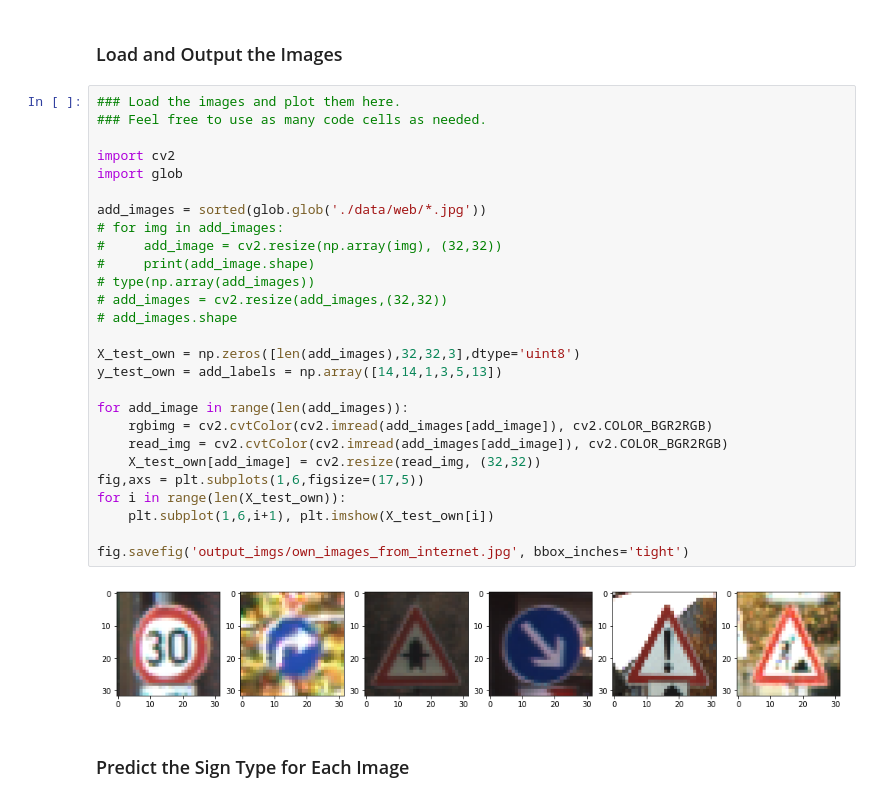
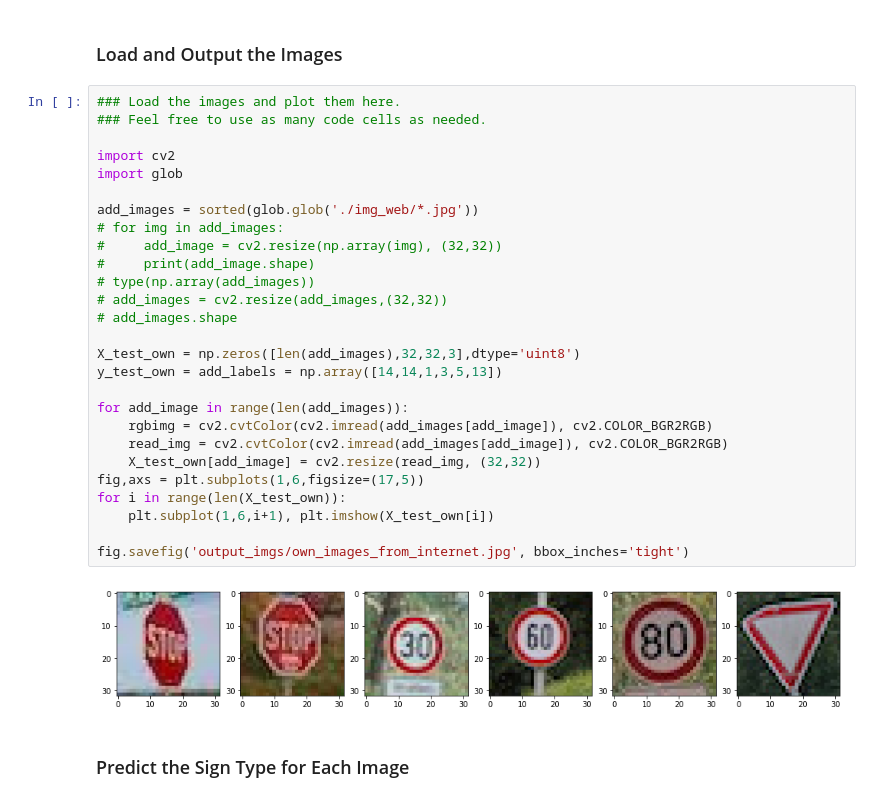
Before and after one commit to Muda413/CarND-Traffic-Sign-Classifier-Project, a Jupyter notebook: Traffic_Sign_Classifier.ipynb, the cells around one changed output. Cells and saved outputs as stored; diff of their text form.

```diff
--- a/Traffic_Sign_Classifier.ipynb
+++ b/Traffic_Sign_Classifier.ipynb
@@ -446,32 +451,32 @@ You may find `signnames.csv` useful as it contains mappings from the class id (i
 # %%
 ### Load the images and plot them here.
 ### Feel free to use as many code cells as needed.
 
 import cv2
 import glob
 
-add_images = sorted(glob.glob('./data/web/*.jpg'))
+add_images = sorted(glob.glob('./img_web/*.jpg'))
 # for img in add_images:
 #     add_image = cv2.resize(np.array(img), (32,32))
 #     print(add_image.shape)
 # type(np.array(add_images))
 # add_images = cv2.resize(add_images,(32,32))
 # add_images.shape
 
 X_test_own = np.zeros([len(add_images),32,32,3],dtype='uint8')
 y_test_own = add_labels = np.array([14,14,1,3,5,13])
 
 for add_image in range(len(add_images)):
     rgbimg = cv2.cvtColor(cv2.imread(add_images[add_image]), cv2.COLOR_BGR2RGB)
     read_img = cv2.cvtColor(cv2.imread(add_images[add_image]), cv2.COLOR_BGR2RGB)
     X_test_own[add_image] = cv2.resize(read_img, (32,32))
 fig,axs = plt.subplots(1,6,figsize=(17,5))
 for i in range(len(X_test_own)):
     plt.subplot(1,6,i+1), plt.imshow(X_test_own[i])
 
 fig.savefig('output_imgs/own_images_from_internet.jpg', bbox_inches='tight')
 # %% [output]
-[figure, old version]
+[figure, new version]
 # %% [markdown]
 ### Predict the Sign Type for Each Image
 # %%
```
Also changed, not shown: parts of 8 cells of this notebook, 17 other files.
